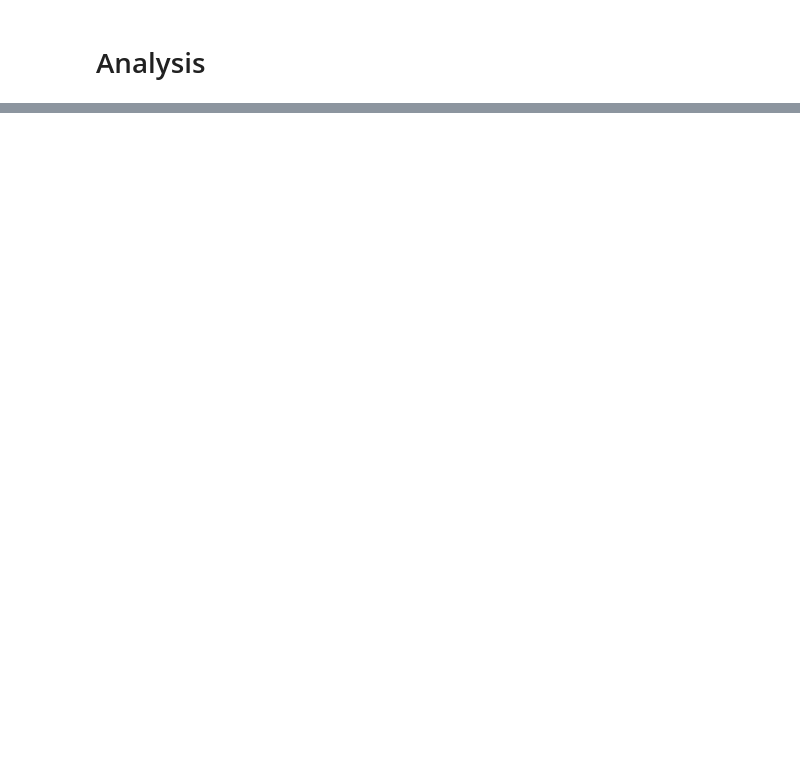
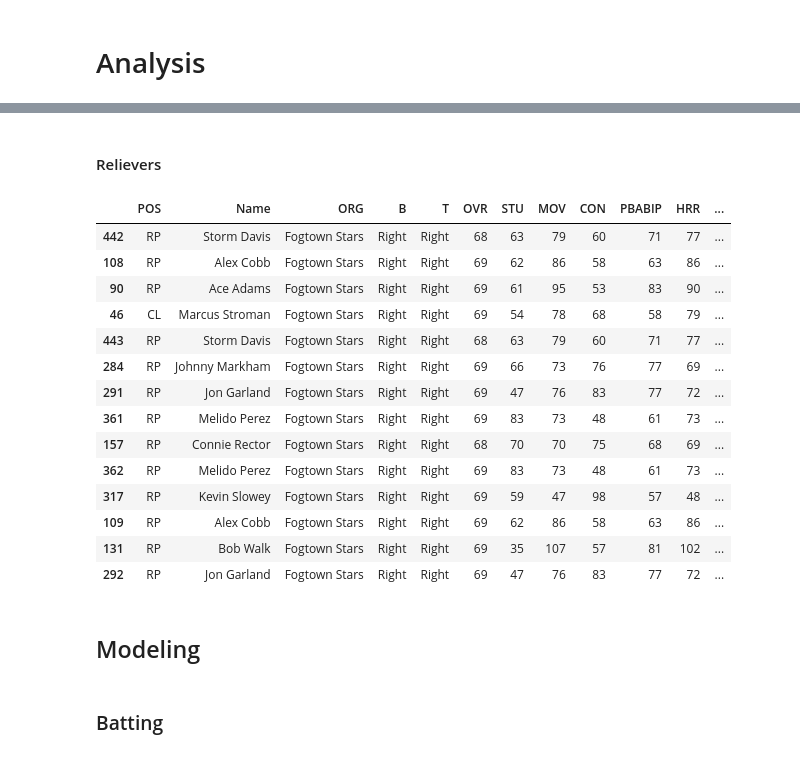
Before and after one commit to AdVarga90/Projects, a Jupyter notebook: OOTP/OOTP24.ipynb, the cells around one changed output, grey strips where cells are left out. Drawn from its saved outputs; the diff is of its cells as text; code cells hidden in the pictures; blank space fills up the shorter version.

```diff
--- a/OOTP/OOTP24.ipynb
+++ b/OOTP/OOTP24.ipynb
@@ -438,0 +373,24 @@ df_team_agg
+# %% [markdown]
+#### Relievers
+# %%
+df_pitchers_agg_team[(df_pitchers_agg_team['ORG'] == 'Fogtown Stars') & (df_pitchers_agg_team['POS'].isin(['RP','CL']))].sort_values('ERA', ascending=True)
+# %% [output]
+|  | POS | Name | ORG | B | T | OVR | STU | MOV | CON | PBABIP | HRR | ... |
+| 442 | RP | Storm Davis | Fogtown Stars | Right | Right | 68 | 63 | 79 | 60 | 71 | 77 | ... |
+| 108 | RP | Alex Cobb | Fogtown Stars | Right | Right | 69 | 62 | 86 | 58 | 63 | 86 | ... |
+| 90 | RP | Ace Adams | Fogtown Stars | Right | Right | 69 | 61 | 95 | 53 | 83 | 90 | ... |
+| 46 | CL | Marcus Stroman | Fogtown Stars | Right | Right | 69 | 54 | 78 | 68 | 58 | 79 | ... |
+| 443 | RP | Storm Davis | Fogtown Stars | Right | Right | 68 | 63 | 79 | 60 | 71 | 77 | ... |
+| 284 | RP | Johnny Markham | Fogtown Stars | Right | Right | 69 | 66 | 73 | 76 | 77 | 69 | ... |
+| 291 | RP | Jon Garland | Fogtown Stars | Right | Right | 69 | 47 | 76 | 83 | 77 | 72 | ... |
+| 361 | RP | Melido Perez | Fogtown Stars | Right | Right | 69 | 83 | 73 | 48 | 61 | 73 | ... |
+| 157 | RP | Connie Rector | Fogtown Stars | Right | Right | 68 | 70 | 70 | 75 | 68 | 69 | ... |
+| 362 | RP | Melido Perez | Fogtown Stars | Right | Right | 69 | 83 | 73 | 48 | 61 | 73 | ... |
+| 317 | RP | Kevin Slowey | Fogtown Stars | Right | Right | 69 | 59 | 47 | 98 | 57 | 48 | ... |
+| 109 | RP | Alex Cobb | Fogtown Stars | Right | Right | 69 | 62 | 86 | 58 | 63 | 86 | ... |
+| 131 | RP | Bob Walk | Fogtown Stars | Right | Right | 69 | 35 | 107 | 57 | 81 | 102 | ... |
+| 292 | RP | Jon Garland | Fogtown Stars | Right | Right | 69 | 47 | 76 | 83 | 77 | 72 | ... |
+# %% [markdown]
+## Modeling
+# %% [markdown]
+### Batting
```
Also changed, not shown: parts of 28 cells of this notebook.
